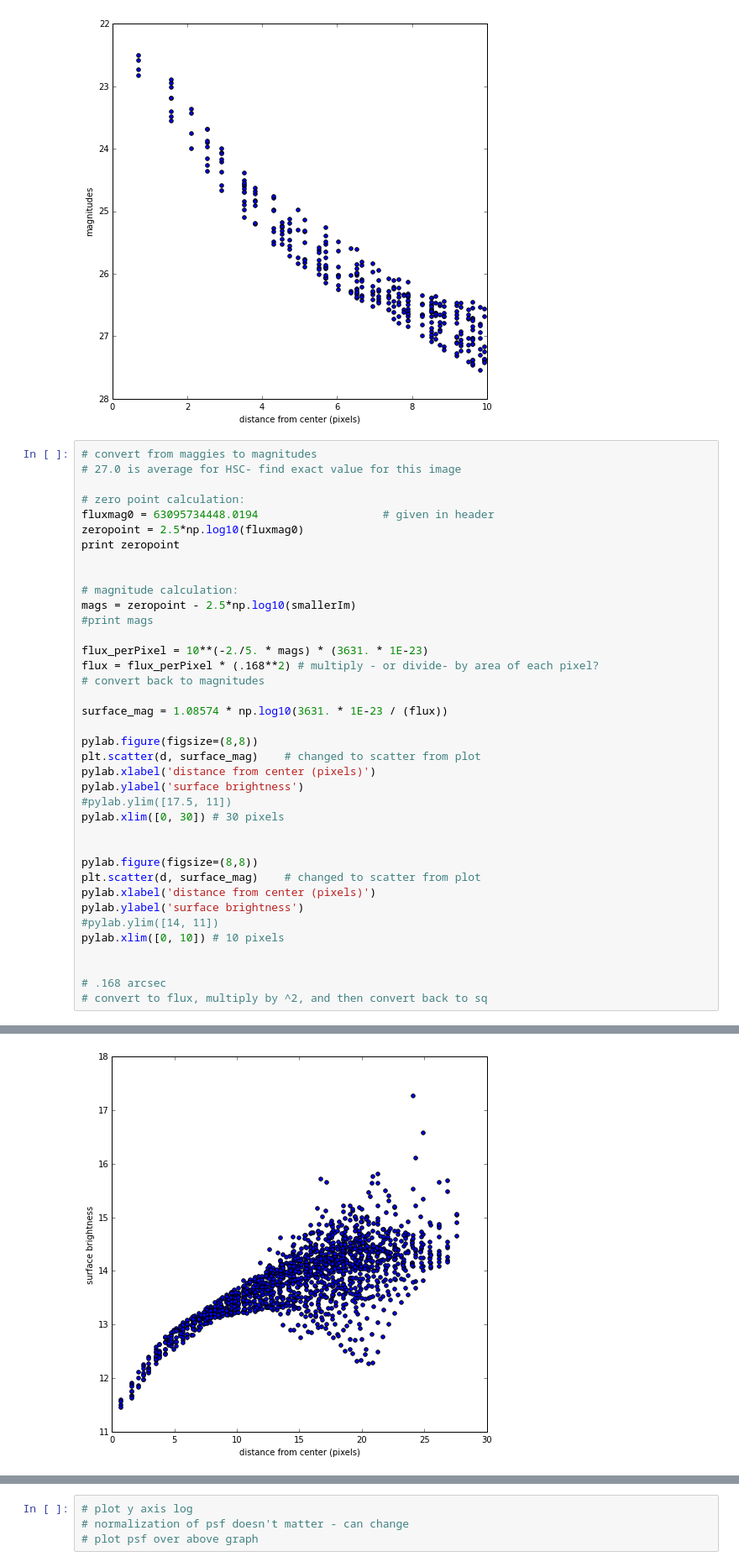
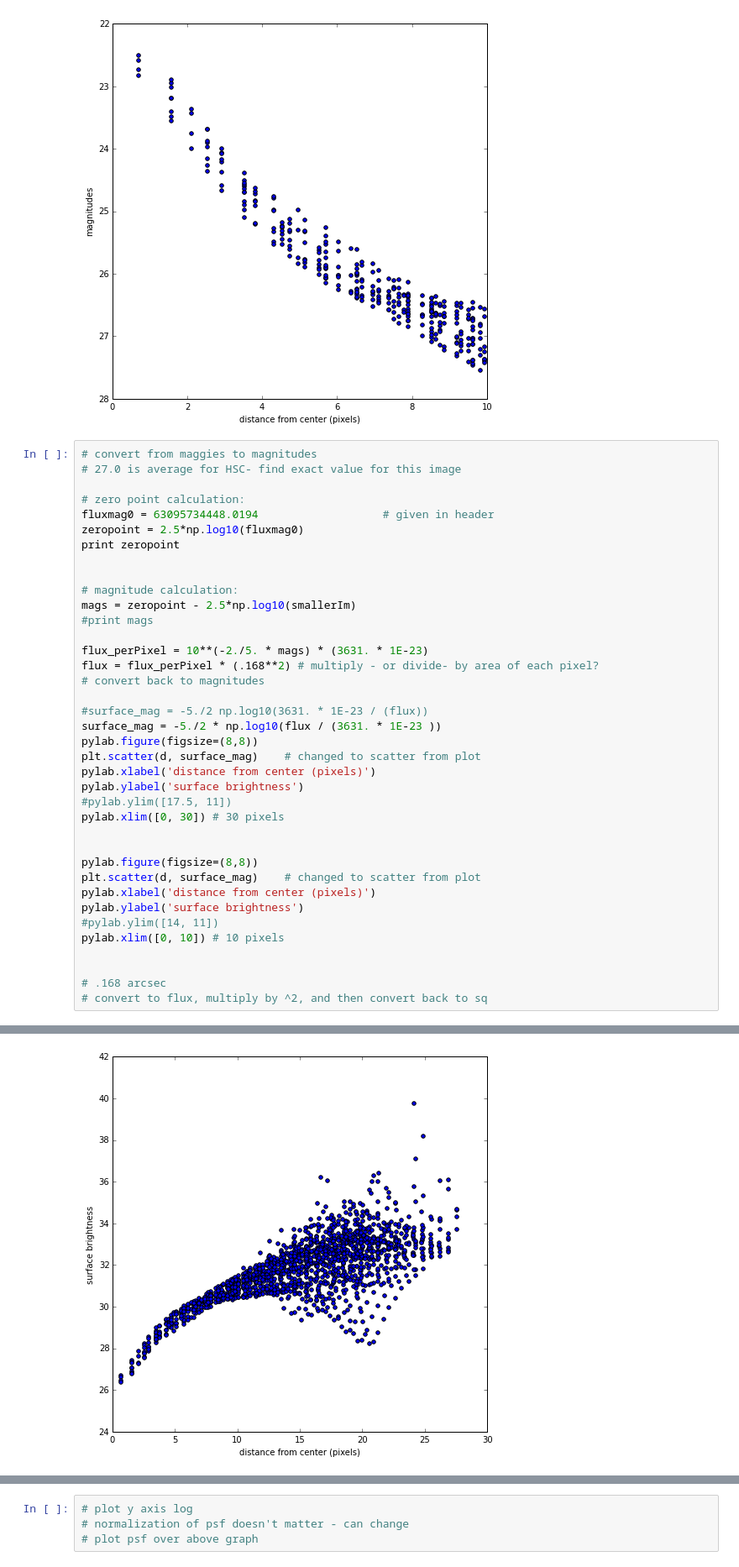
Before and after one commit to katelynneese/Senior-Thesis, a Jupyter notebook: Image Processing.ipynb, the cells around one changed output, grey strips where cells are left out. Shown at 84% size. Saved outputs shown, nothing was run; the diff lists cells and outputs as text.

```diff
--- a/Image Processing.ipynb
+++ b/Image Processing.ipynb
@@ -171,33 +383,33 @@ print zeropoint
 
 # magnitude calculation:
 mags = zeropoint - 2.5*np.log10(smallerIm)
 #print mags
 
 flux_perPixel = 10**(-2./5. * mags) * (3631. * 1E-23)
 flux = flux_perPixel * (.168**2) # multiply - or divide- by area of each pixel?
 # convert back to magnitudes
 
-surface_mag = 1.08574 * np.log10(3631. * 1E-23 / (flux))
-
+#surface_mag = -5./2 np.log10(3631. * 1E-23 / (flux))
+surface_mag = -5./2 * np.log10(flux / (3631. * 1E-23 ))
 pylab.figure(figsize=(8,8))
 plt.scatter(d, surface_mag)    # changed to scatter from plot
 pylab.xlabel('distance from center (pixels)')
 pylab.ylabel('surface brightness')
 #pylab.ylim([17.5, 11])
 pylab.xlim([0, 30]) # 30 pixels
 
 
 pylab.figure(figsize=(8,8))
 plt.scatter(d, surface_mag)    # changed to scatter from plot
 pylab.xlabel('distance from center (pixels)')
 pylab.ylabel('surface brightness')
 #pylab.ylim([14, 11])
 pylab.xlim([0, 10]) # 10 pixels
 
 
 # .168 arcsec
 # convert to flux, multiply by ^2, and then convert back to sq
 # %% [output]
 27.0
 (0, 10)
-[figure, old version]
+[figure, new version]
```
Also changed, not shown: parts of 7 cells of this notebook.
